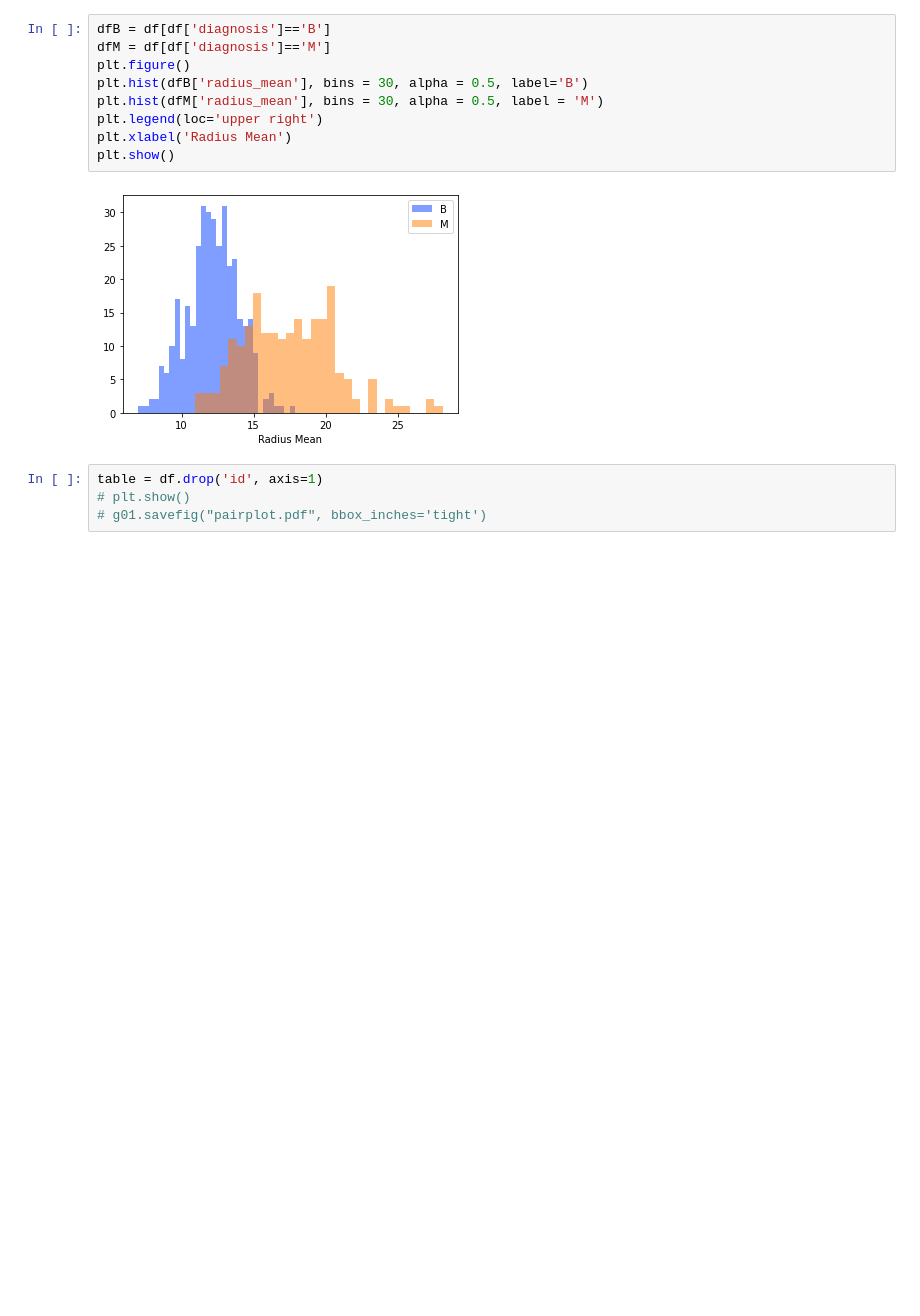
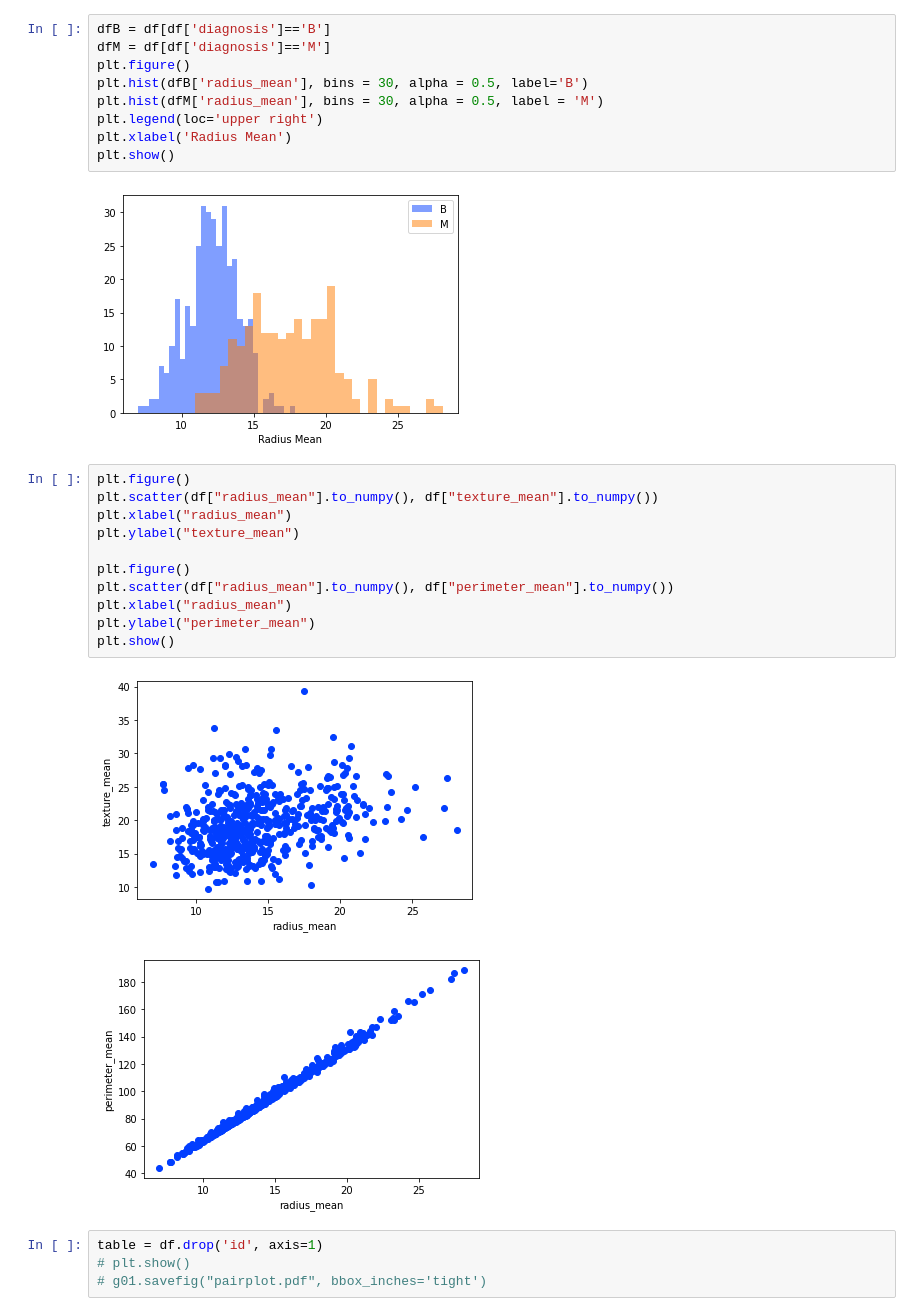
Before and after one commit to lucasabdalah/Exploratory-Data-Analisys, a Jupyter notebook: code/hw1/data_investigation.ipynb, the cells around one changed output. Drawn from its saved outputs; the diff is of its cells as text; blank space fills up the shorter version.

```diff
--- a/code/hw1/data_investigation.ipynb
+++ b/code/hw1/data_investigation.ipynb
@@ -117,6 +130,20 @@ plt.xlabel('Radius Mean')
 plt.show()
 # %% [output]
 [figure]
+# %%
+plt.figure()
+plt.scatter(df["radius_mean"].to_numpy(), df["texture_mean"].to_numpy())
+plt.xlabel("radius_mean")
+plt.ylabel("texture_mean")
+
+plt.figure()
+plt.scatter(df["radius_mean"].to_numpy(), df["perimeter_mean"].to_numpy())
+plt.xlabel("radius_mean")
+plt.ylabel("perimeter_mean")
+plt.show()
+# %% [output]
+[figure, added]
+[figure, added]
 # %%
 table = df.drop('id', axis=1)
 # plt.show()
```
Also changed, not shown: parts of 4 cells of this notebook.
